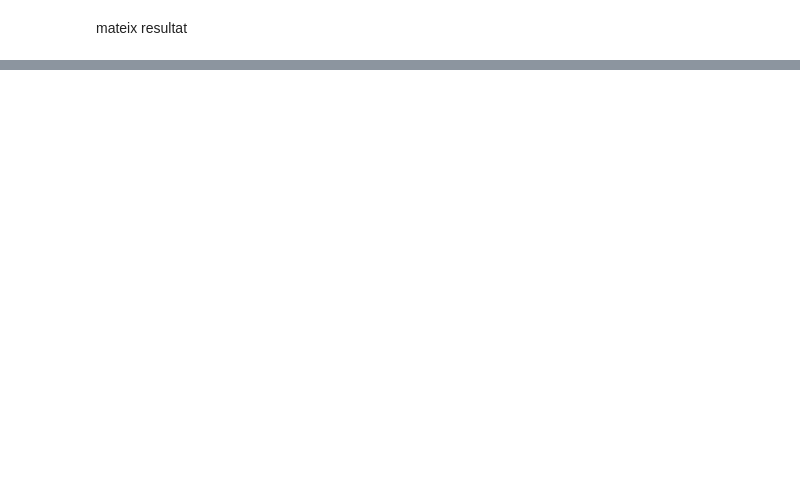
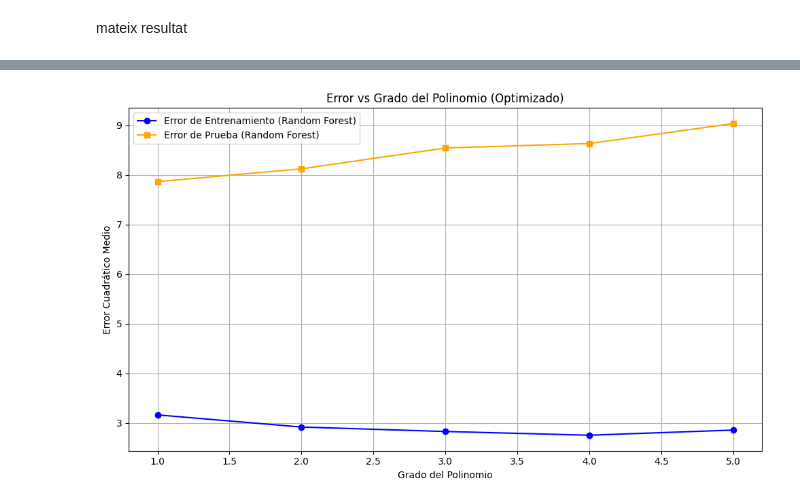
Before and after one commit to DCC-UAB/ACproject-9-grup, a Jupyter notebook: g3/g31.ipynb, the cells around one changed output, grey strips where cells are left out. Cells and saved outputs as stored; diff of their text form; code cells hidden in the pictures; blank space fills up the shorter version.

```diff
--- a/g3/g31.ipynb
+++ b/g3/g31.ipynb
@@ -515,0 +773,49 @@ mateix resultat
+# %%
+from sklearn.ensemble import RandomForestRegressor
+from sklearn.model_selection import cross_val_predict
+from sklearn.preprocessing import PolynomialFeatures
+from sklearn.metrics import mean_squared_error, mean_absolute_error, r2_score
+import matplotlib.pyplot as plt
+
+# Optimización: Reducir grados polinómicos
+degrees = range(1, 6)  # Reducir a 1-5 grados
+
+# Optimización: Parámetros más ligeros para Random Forest
+rf_params = {
+    'n_estimators': 50,
+    'max_depth': 10,
+    'n_jobs': -1,  # Usar todos los núcleos disponibles
+    'random_state': 42
+}
+
+error_train_rf = []
+error_test_rf = []
+
+# Iterar sobre grados polinómicos optimizados
+for d in degrees:
+    poly = PolynomialFeatures(degree=d)
+    X_train_poly = poly.fit_transform(X_train)
+    X_test_poly = poly.transform(X_test)
+
+    model = RandomForestRegressor(**rf_params)
+    model.fit(X_train_poly, y_train)
+
+    pred_train_rf = model.predict(X_train_poly)
+    pred_test_rf = model.predict(X_test_poly)
+
+    error_train_rf.append(mean_squared_error(y_train, pred_train_rf))
+    error_test_rf.append(mean_squared_error(y_test, pred_test_rf))
+
+# Gráfico de errores
+plt.figure(figsize=(10, 6))
+plt.plot(degrees, error_train_rf, label='Error de Entrenamiento (Random Forest)', marker='o', color='blue')
+plt.plot(degrees, error_test_rf, label='Error de Prueba (Random Forest)', marker='s', color='orange')
+plt.xlabel('Grado del Polinomio')
+plt.ylabel('Error Cuadrático Medio')
+plt.title('Error vs Grado del Polinomio (Optimizado)')
+plt.legend()
+plt.grid()
+plt.tight_layout()
+plt.show()
+# %% [output]
+[figure, added]
```
Also changed, not shown: parts of 25 cells of this notebook, 1 other file.
